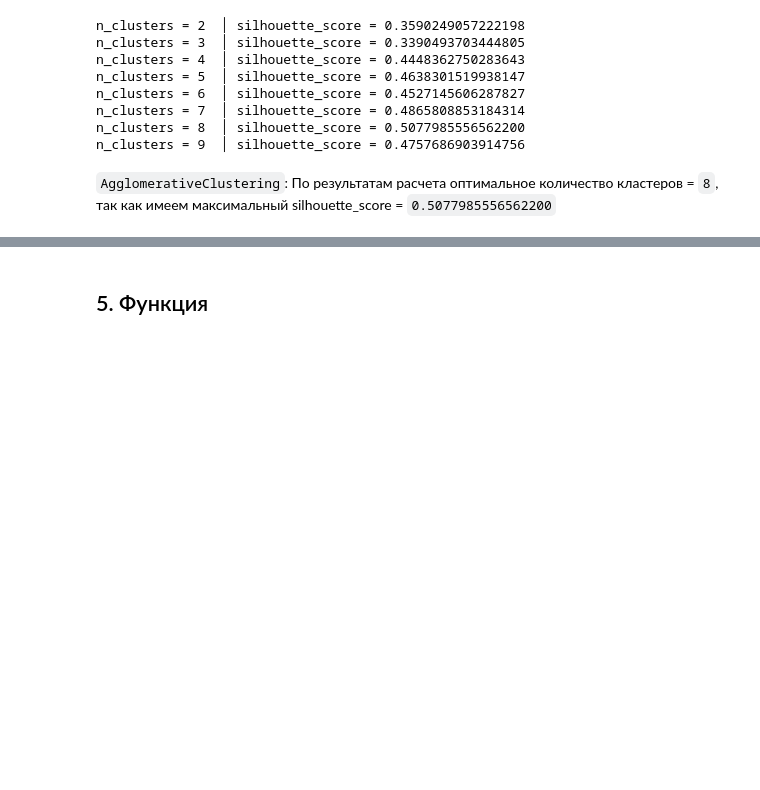
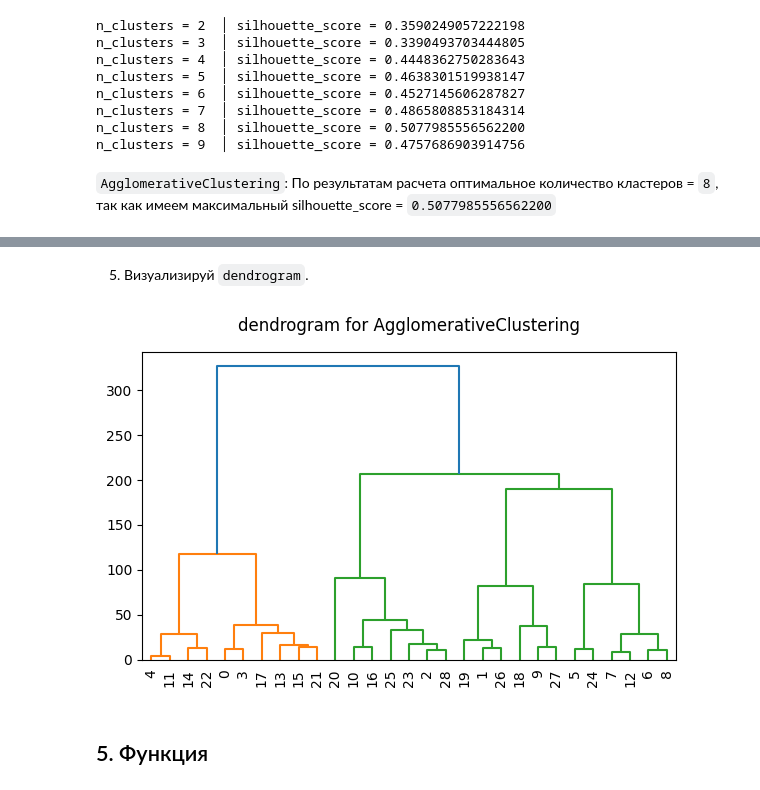
Before and after one commit to RunForJoy/ml-fundamentals-classification-regression-clustering, a Jupyter notebook: src/ex05/05_clustering_RU.ipynb, the cells around one changed output, grey strips where cells are left out. Saved outputs shown, nothing was run; the diff lists cells and outputs as text; code cells hidden in the pictures; blank space fills up the shorter version.

```diff
--- a/src/ex05/05_clustering_RU.ipynb
+++ b/src/ex05/05_clustering_RU.ipynb
@@ -219,3 +219,20 @@ plt.show()
+# %% [markdown]
+5. Визуализируй `dendrogram`.
+# %%
+plt.figure(figsize=(6, 4))
+link_matrix = linkage(df, method="ward")
+dendrogram(link_matrix)
+plt.title(
+    "dendrogram for AgglomerativeClustering",
+    fontsize=12,
+    pad=15,
+)
+plt.ylabel("", fontsize=8)
+plt.xticks(rotation=90)
+plt.tight_layout()
+plt.show()
+# %% [output]
+[figure, added]
 # %% [markdown]
 ## 5. Функция
 # %% [markdown]
```
Also changed, not shown: parts of 9 cells of this notebook, 1 other file.
